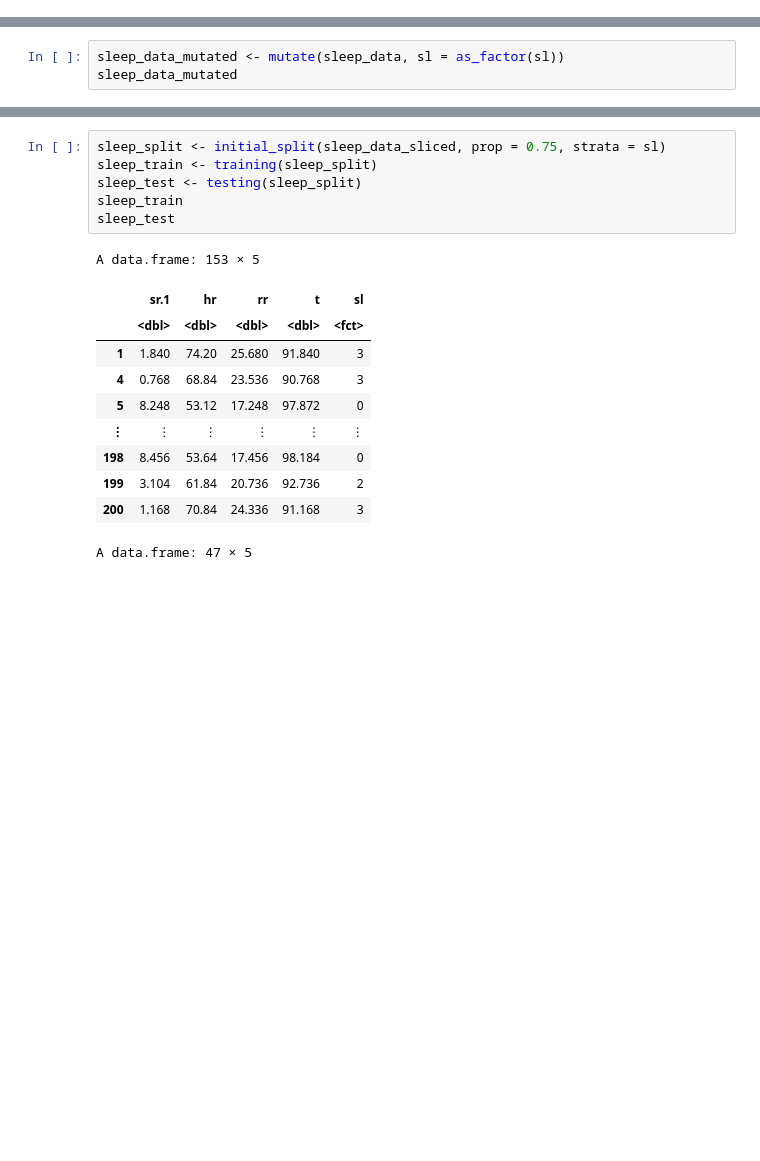
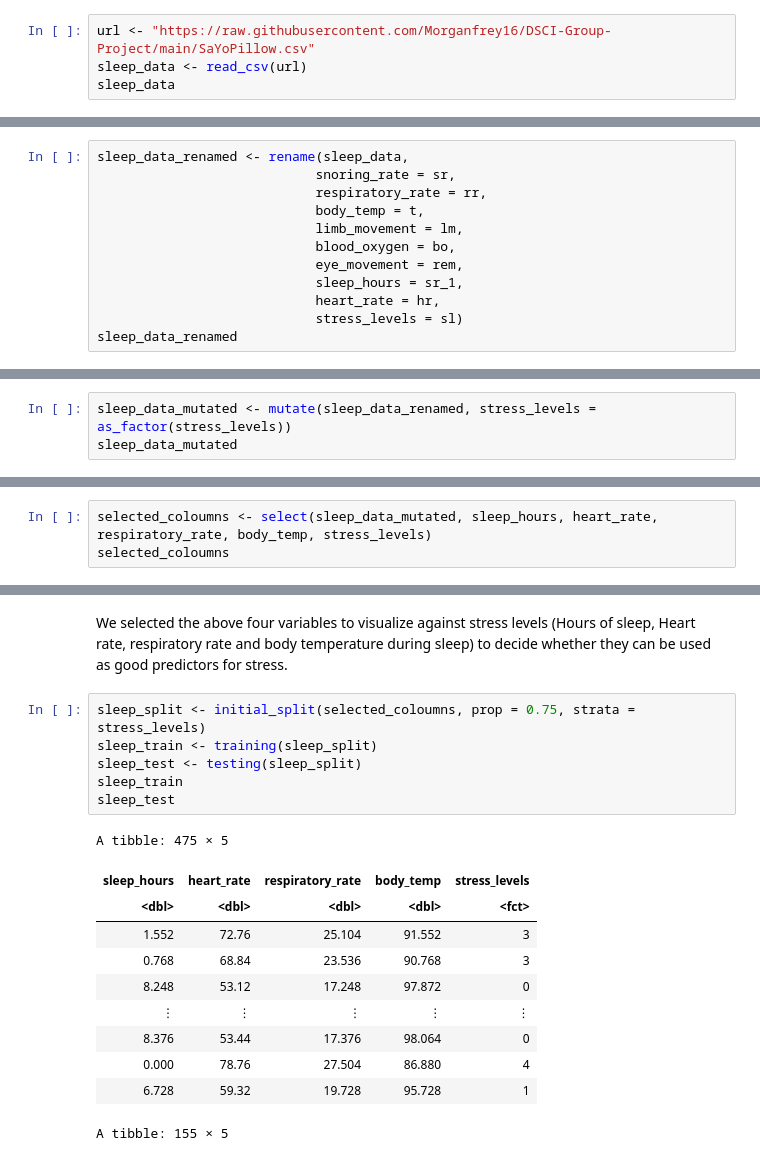
Before and after one commit to Morganfrey16/DSCI-Group-Project, a Jupyter notebook: Group_Project_Porposal.ipynb, the cells around one changed output, grey strips where cells are left out. Drawn from its saved outputs; the diff is of its cells as text; blank space fills up the shorter version.

```diff
--- a/Group_Project_Porposal.ipynb
+++ b/Group_Project_Porposal.ipynb
@@ -42,0 +18,4 @@ A data.frame: 630 × 9
+# %%
+url <- "https://raw.githubusercontent.com/Morganfrey16/DSCI-Group-Project/main/SaYoPillow.csv"
+sleep_data <- read_csv(url)
+sleep_data
@@ -42,0 +47,12 @@ A data.frame: 630 × 9
+# %%
+sleep_data_renamed <- rename(sleep_data,
+                            snoring_rate = sr,
+                            respiratory_rate = rr,
+                            body_temp = t,
+                            limb_movement = lm,
+                            blood_oxygen = bo,
+                            eye_movement = rem,
+                            sleep_hours = sr_1,
+                            heart_rate = hr,
+                            stress_levels = sl)
+sleep_data_renamed
@@ -43,4 +72,4 @@ A data.frame: 630 × 9
 # %%
-sleep_data_mutated <- mutate(sleep_data, sl = as_factor(sl))
+sleep_data_mutated <- mutate(sleep_data_renamed, stress_levels = as_factor(stress_levels))
 sleep_data_mutated
 # %% [output]
@@ -84,0 +88,3 @@ A data.frame: 200 × 5
+# %%
+selected_coloumns <- select(sleep_data_mutated, sleep_hours, heart_rate, respiratory_rate, body_temp, stress_levels)
+selected_coloumns
@@ -85,18 +102,20 @@ A data.frame: 200 × 5
+# %% [markdown]
+We selected the above four variables to visualize against stress levels (Hours of sleep, Heart rate, respiratory rate and body temperature during sleep) to decide whether they can be used as good predictors for stress.
 # %%
-sleep_split <- initial_split(sleep_data_sliced, prop = 0.75, strata = sl)
+sleep_split <- initial_split(selected_coloumns, prop = 0.75, strata = stress_levels)
 sleep_train <- training(sleep_split)
 sleep_test <- testing(sleep_split)
 sleep_train
 sleep_test
 # %% [output]
-A data.frame: 153 × 5
+A tibble: 475 × 5
-|  | sr.1 | hr | rr | t | sl |
-|  | <dbl> | <dbl> | <dbl> | <dbl> | <fct> |
-| 1 | 1.840 | 74.20 | 25.680 | 91.840 | 3 |
-| 4 | 0.768 | 68.84 | 23.536 | 90.768 | 3 |
-| 5 | 8.248 | 53.12 | 17.248 | 97.872 | 0 |
-| ⋮ | ⋮ | ⋮ | ⋮ | ⋮ | ⋮ |
-| 198 | 8.456 | 53.64 | 17.456 | 98.184 | 0 |
-| 199 | 3.104 | 61.84 | 20.736 | 92.736 | 2 |
-| 200 | 1.168 | 70.84 | 24.336 | 91.168 | 3 |
+| sleep_hours | heart_rate | respiratory_rate | body_temp | stress_levels |
+| <dbl> | <dbl> | <dbl> | <dbl> | <fct> |
+| 1.552 | 72.76 | 25.104 | 91.552 | 3 |
+| 0.768 | 68.84 | 23.536 | 90.768 | 3 |
+| 8.248 | 53.12 | 17.248 | 97.872 | 0 |
+| ⋮ | ⋮ | ⋮ | ⋮ | ⋮ |
+| 8.376 | 53.44 | 17.376 | 98.064 | 0 |
+| 0.000 | 78.76 | 27.504 | 86.880 | 4 |
+| 6.728 | 59.32 | 19.728 | 95.728 | 1 |
-A data.frame: 47 × 5
+A tibble: 155 × 5
```
Also changed, not shown: parts of 32 cells of this notebook.
